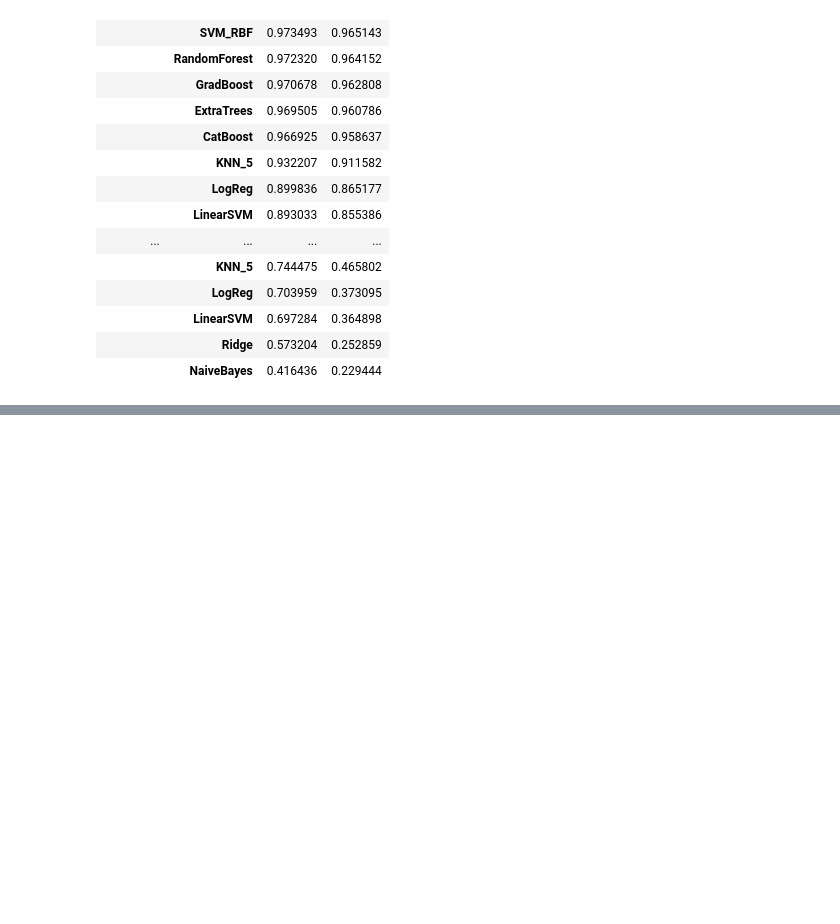
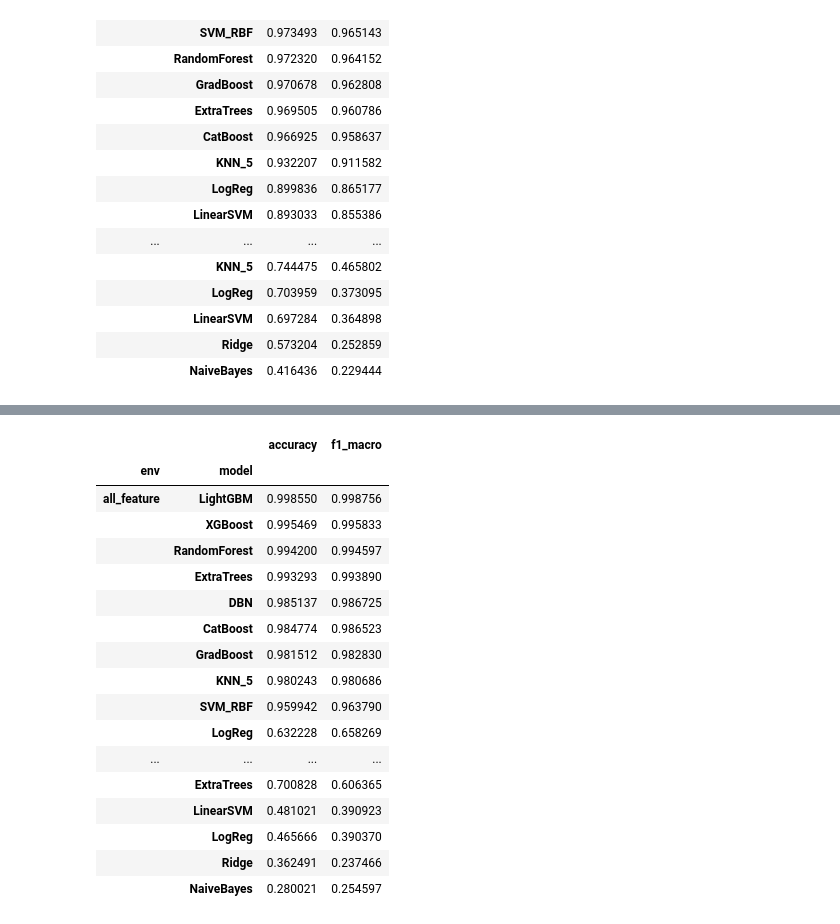
Before and after one commit to yeyumantian/DBN_FD, a Jupyter notebook: main.ipynb, the cells around one changed output, grey strips where cells are left out. Saved outputs shown, nothing was run; the diff lists cells and outputs as text; code cells hidden in the pictures; blank space fills up the shorter version.

```diff
--- a/main.ipynb
+++ b/main.ipynb
@@ -398,0 +865,24 @@ df = pd.read_pickle(os.path.join(RESULT_PATH, f'{core_name[:-4]}_result.pkl'))
+# %%
+df = pd.read_pickle(r'E:\故障诊断2\实验整理\result\df\cond_sampling_rates_12_sampling_positions_DE-BA-FE_loads_0-1-2-3_win2048_step1024_result3.pkl')
+df2 = pd.read_pickle(r'E:\故障诊断2\实验整理\result\df\cond_sampling_rates_12_sampling_positions_DE-BA_loads_0-1-2-3_win2048_step1024_result1.pkl')
+# %%
+df
+# %% [output]
+|  |  | accuracy | f1_macro |
+| env | model |  |  |
+| all_feature | LightGBM | 0.998550 | 0.998756 |
+|  | XGBoost | 0.995469 | 0.995833 |
+|  | RandomForest | 0.994200 | 0.994597 |
+|  | ExtraTrees | 0.993293 | 0.993890 |
+|  | DBN | 0.985137 | 0.986725 |
+|  | CatBoost | 0.984774 | 0.986523 |
+|  | GradBoost | 0.981512 | 0.982830 |
+|  | KNN_5 | 0.980243 | 0.980686 |
+|  | SVM_RBF | 0.959942 | 0.963790 |
+|  | LogReg | 0.632228 | 0.658269 |
+| ... | ... | ... | ... |
+|  | ExtraTrees | 0.700828 | 0.606365 |
+|  | LinearSVM | 0.481021 | 0.390923 |
+|  | LogReg | 0.465666 | 0.390370 |
+|  | Ridge | 0.362491 | 0.237466 |
+|  | NaiveBayes | 0.280021 | 0.254597 |
```
Also changed, not shown: parts of 5 cells of this notebook, 13 other files.
